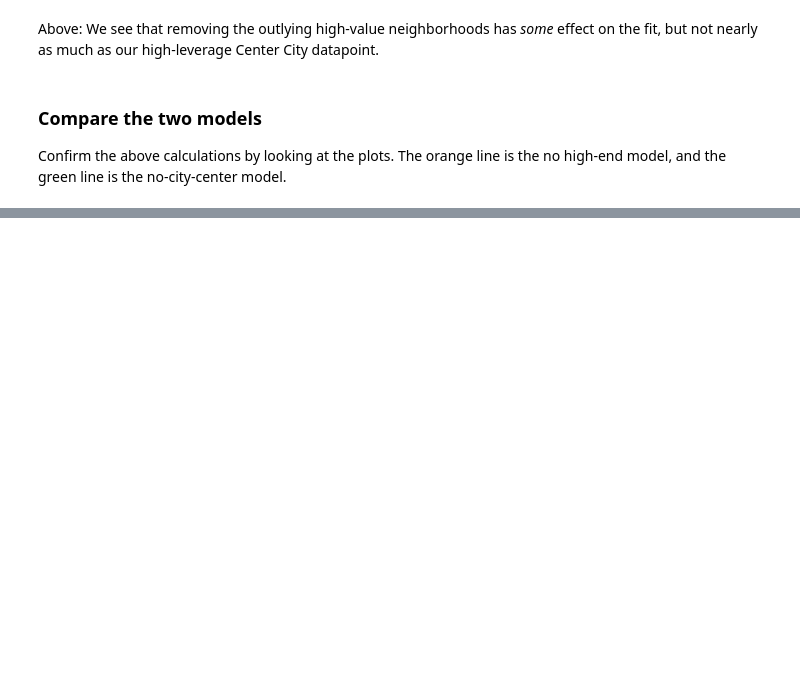
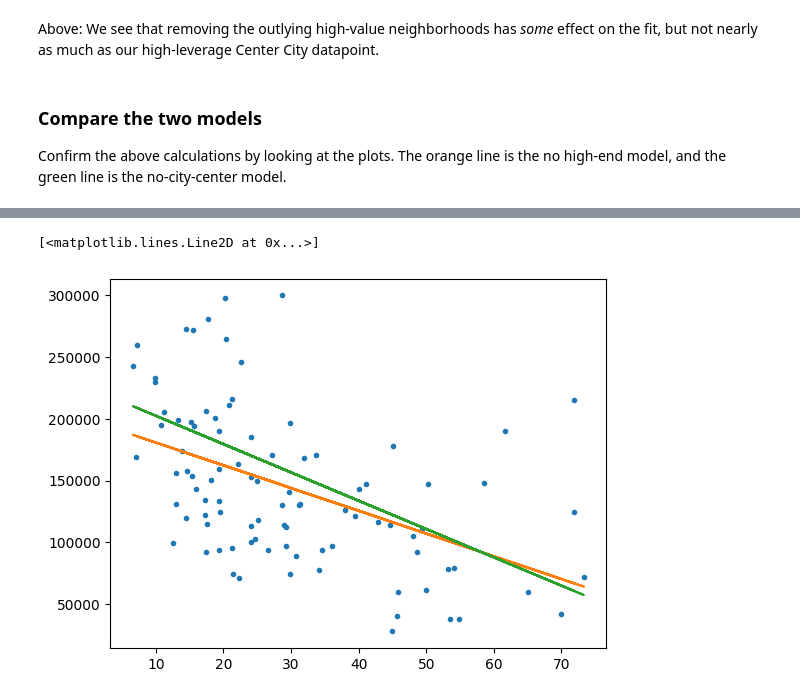
Before and after one commit to Yousif-A2/PhillyCrime-simpleRegession-Model, a Jupyter notebook: PhillyCrime.ipynb, the cells around one changed output, grey strips where cells are left out. Saved outputs shown, nothing was run; the diff lists cells and outputs as text; code cells hidden in the pictures; blank space fills up the shorter version.

```diff
--- a/PhillyCrime.ipynb
+++ b/PhillyCrime.ipynb
@@ -180,0 +201,11 @@ plt.plot(sales_nohighend['CrimeRate'], sales_nohighend['HousePrice'], '.',
+# %%
+# Use the same dataframe for both model predictions
+crime_rate_data = sales_nohighend[['CrimeRate']]
+
+# Plot the data
+plt.plot(sales_nohighend['CrimeRate'], sales_nohighend['HousePrice'], '.')
+plt.plot(crime_rate_data, crime_model_nohighend.predict(crime_rate_data), '-')
+plt.plot(crime_rate_data, crime_model_noCC.predict(crime_rate_data), '-')
+# %% [output]
+[<matplotlib.lines.Line2D at 0x...>]
+[figure, added]
```
Also changed, not shown: parts of 20 cells of this notebook.
